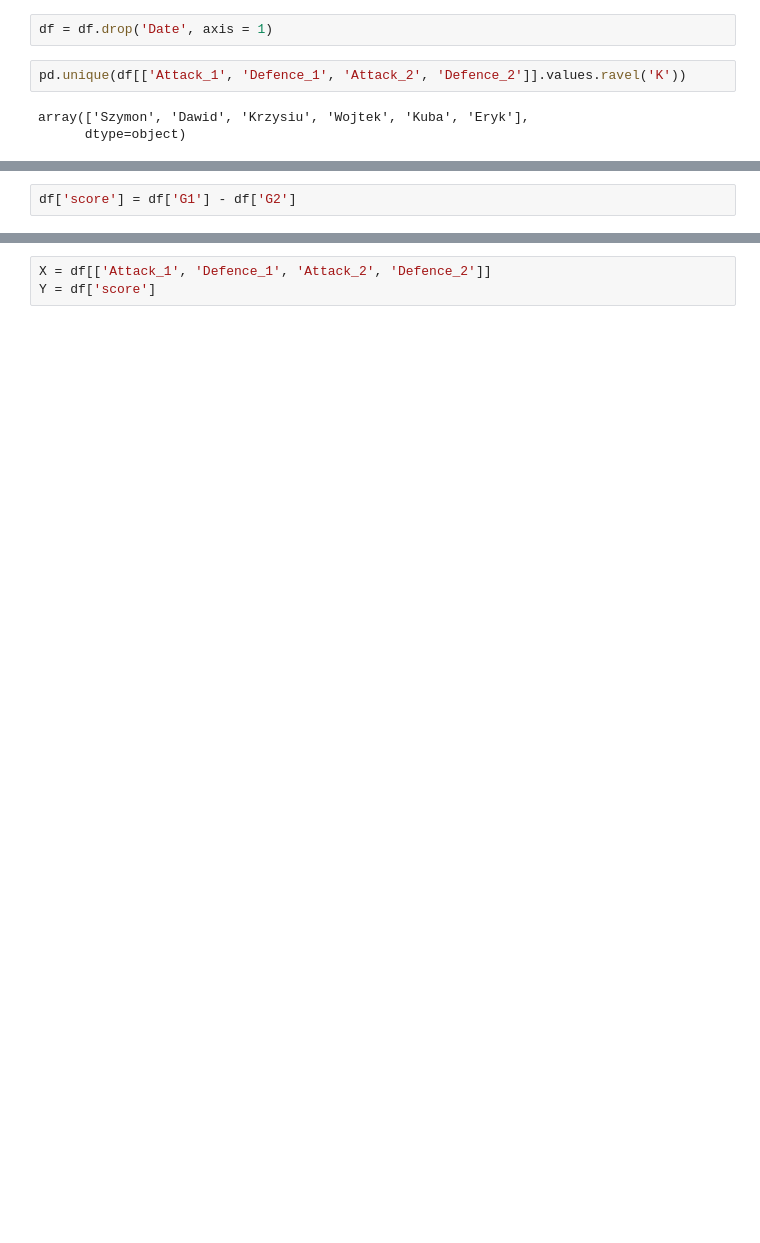
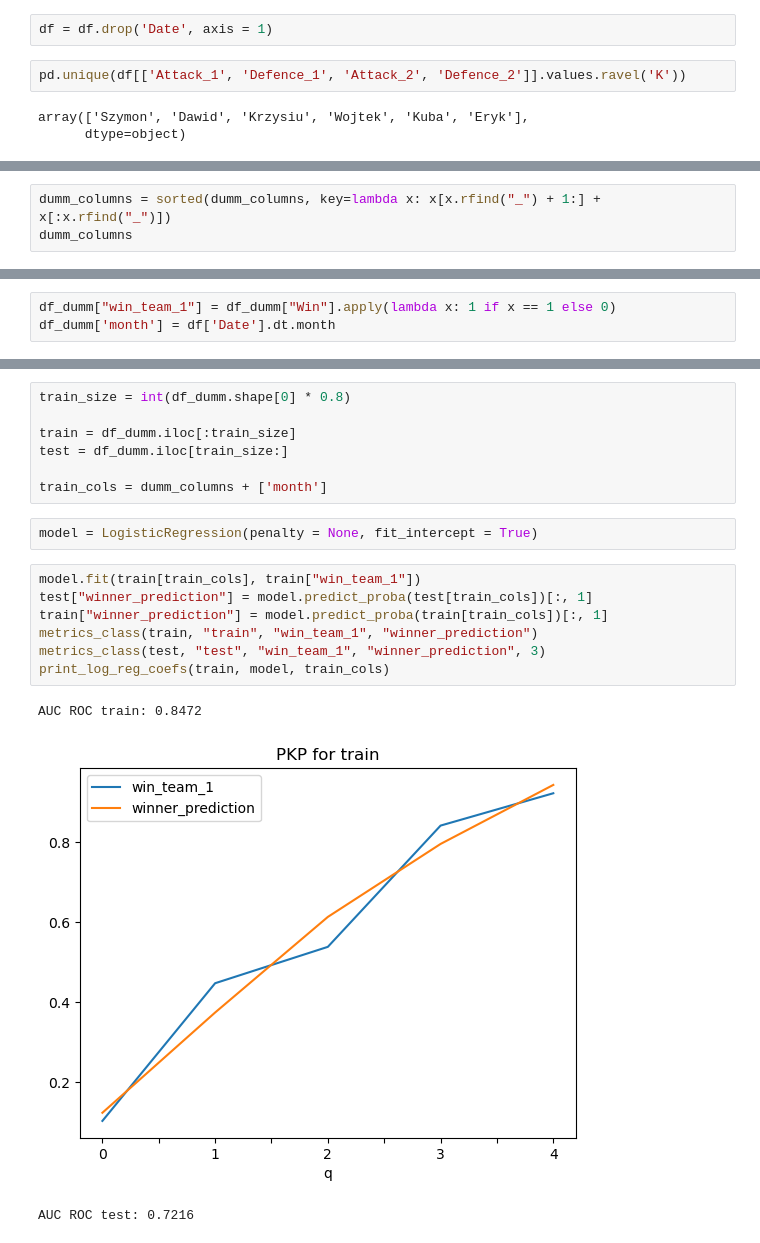
Before and after one commit to Szymkie/foosball, a Jupyter notebook: modeling/data_preparation.ipynb, the cells around one changed output, grey strips where cells are left out. Cells and saved outputs as stored; diff of their text form; blank space fills up the shorter version.

Commit message:
init predictive modeling

```diff
--- a/modeling/data_preparation.ipynb
+++ b/modeling/data_preparation.ipynb
@@ -32,0 +110,3 @@ array(['Szymon', 'Dawid', 'Krzysiu', 'Wojtek', 'Kuba', 'Eryk'],
+# %%
+dumm_columns = sorted(dumm_columns, key=lambda x: x[x.rfind("_") + 1:] + x[:x.rfind("_")])
+dumm_columns
@@ -33,2 +131,3 @@ array(['Szymon', 'Dawid', 'Krzysiu', 'Wojtek', 'Kuba', 'Eryk'],
 # %%
-df['score'] = df['G1'] - df['G2']
+df_dumm["win_team_1"] = df_dumm["Win"].apply(lambda x: 1 if x == 1 else 0)
+df_dumm['month'] = df['Date'].dt.month
@@ -35,3 +148,20 @@ df['score'] = df['G1'] - df['G2']
 # %%
-X = df[['Attack_1', 'Defence_1', 'Attack_2', 'Defence_2']]
-Y = df['score']
+train_size = int(df_dumm.shape[0] * 0.8)
+
+train = df_dumm.iloc[:train_size]
+test = df_dumm.iloc[train_size:]
+
+train_cols = dumm_columns + ['month']
+# %%
+model = LogisticRegression(penalty = None, fit_intercept = True)
+# %%
+model.fit(train[train_cols], train["win_team_1"])
+test["winner_prediction"] = model.predict_proba(test[train_cols])[:, 1]
+train["winner_prediction"] = model.predict_proba(train[train_cols])[:, 1]
+metrics_class(train, "train", "win_team_1", "winner_prediction")
+metrics_class(test, "test", "win_team_1", "winner_prediction", 3)
+print_log_reg_coefs(train, model, train_cols)
+# %% [output]
+AUC ROC train: 0.8472
+[figure, added]
+AUC ROC test: 0.7216
```
Also changed, not shown: parts of 17 cells of this notebook, 4 other files.
